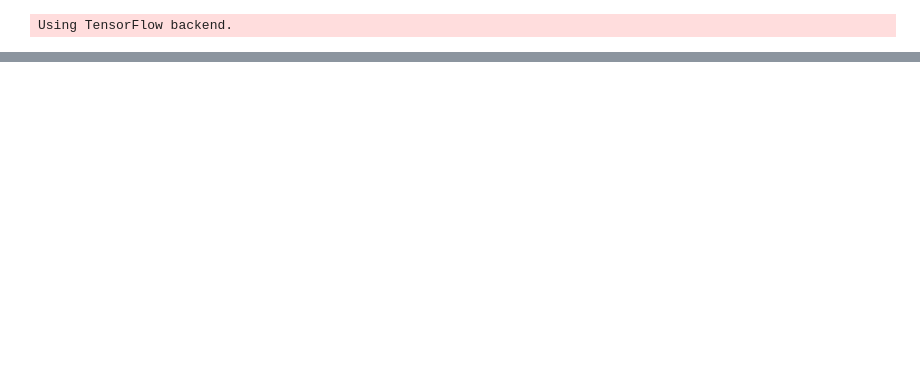
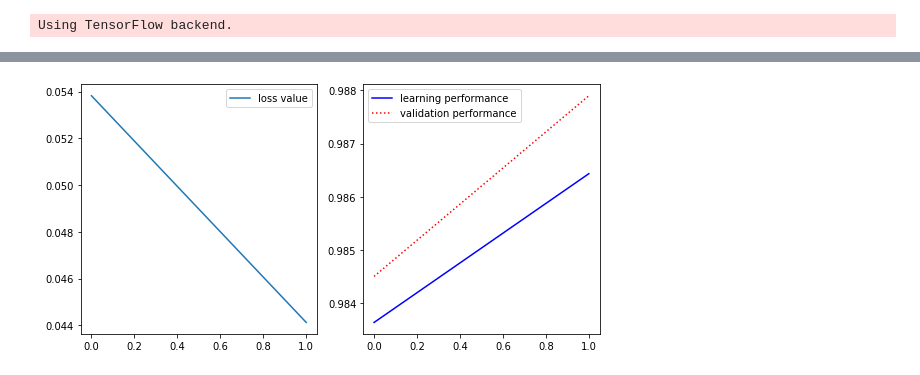
Before and after one commit to Kaintels/PKS_Passion, a Jupyter notebook: Python3/BP_estimation_DL/Py_practice_DL.ipynb, the cells around one changed output, grey strips where cells are left out. Cells and saved outputs as stored; diff of their text form; code cells hidden in the pictures; blank space fills up the shorter version.

```diff
--- a/Python3/BP_estimation_DL/Py_practice_DL.ipynb
+++ b/Python3/BP_estimation_DL/Py_practice_DL.ipynb
@@ -69,0 +88,16 @@ model.add(Dense(1, activation="sigmoid", kernel_initializer="uniform"))
+# %%
+from keras.models import Sequential
+from keras.layers import Dense, Conv2D, MaxPool2D, Flatten
+from keras.optimizers import Adam
+from keras.datasets import mnist
+
+with tf.device('/gpu:0'):
+    model = Sequential() # 순차적인 모델
+    model.add(Conv2D(filters=32, kernel_size=(3, 3), activation='relu', input_shape=(28, 28,1)))
+    model.add(MaxPool2D(2,2))
+    model.add(Conv2D(filters=64, kernel_size=(3, 3), activation='relu'))
+    model.add(MaxPool2D(2,2))
+    model.add(Flatten())
+    model.add(Dense(10, activation='softmax'))
+# %%
+model.compile(optimizer=Adam(lr=0.001), loss='categorical_crossentropy',  metrics=["accuracy"])
@@ -81,0 +138,15 @@ im
+# %%
+import time
+
+class TimeHistory(keras.callbacks.Callback):
+    def on_train_begin(self, logs={}):
+        self.times = []
+
+    def on_epoch_begin(self, epoch, logs={}):
+        self.epoch_time_start = time.time()
+
+    def on_epoch_end(self, epoch, logs={}):
+        self.times.append(time.time() - self.epoch_time_start)
+# %%
+time_callback = TimeHistory()
+hist = model.fit(x_train, y_train,batch_size=128,epochs=5,verbose=1,validation_data=(x_test, y_test), callbacks=[time_callback])
@@ -81,0 +179,13 @@ im
+# %%
+plt.figure(figsize=(8, 4))
+plt.subplot(1, 2, 1)
+plt.plot(hist.history['loss'], label="loss value")
+plt.legend()
+plt.subplot(1, 2, 2)
+plt.plot(hist.history['acc'], 'b-', label="learning performance")
+plt.plot(hist.history['val_acc'], 'r:', label="validation performance")
+plt.legend()
+plt.tight_layout()
+plt.show()
+# %% [output]
+[figure, added]
```
Also changed, not shown: parts of 16 cells of this notebook, 2 other files.
